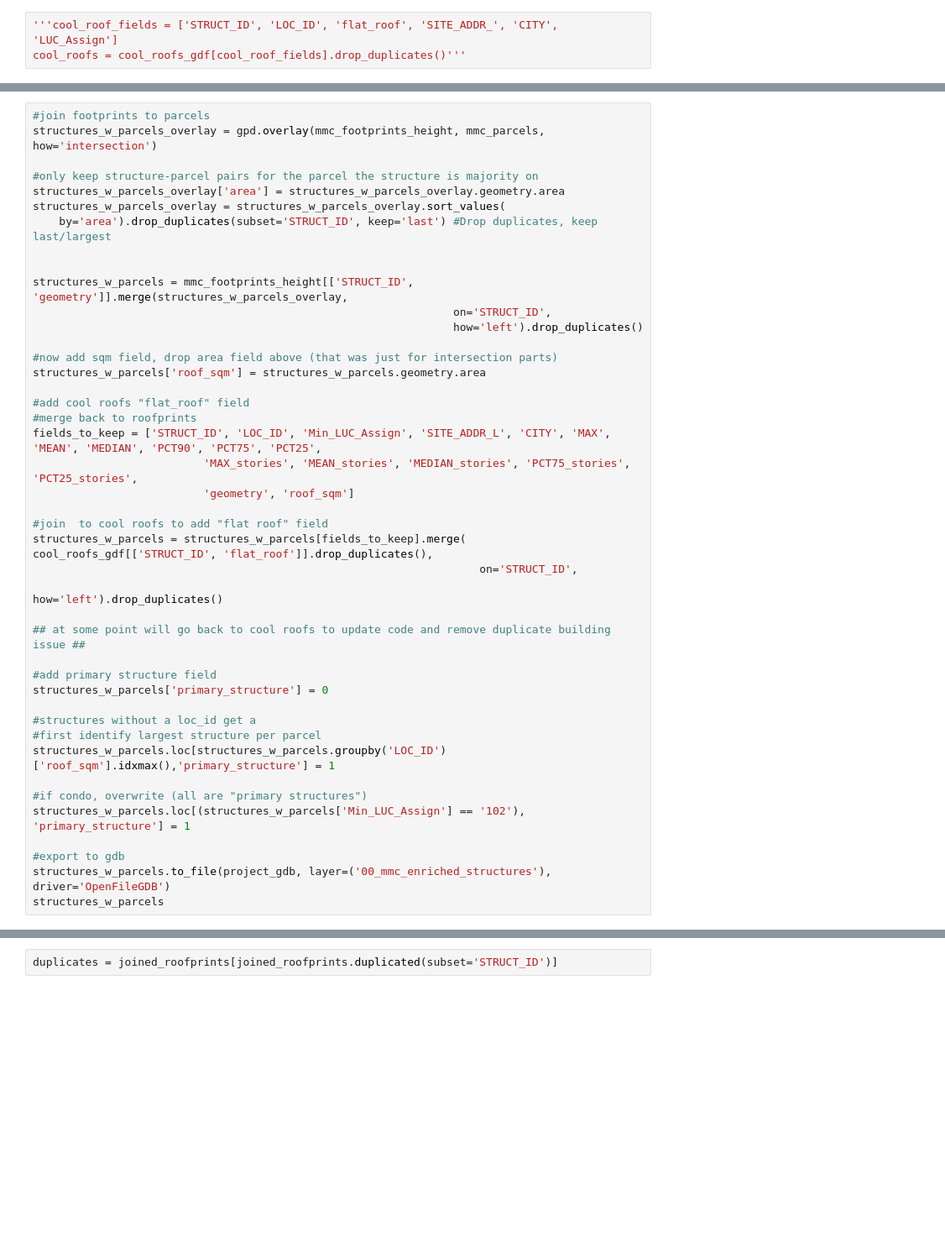
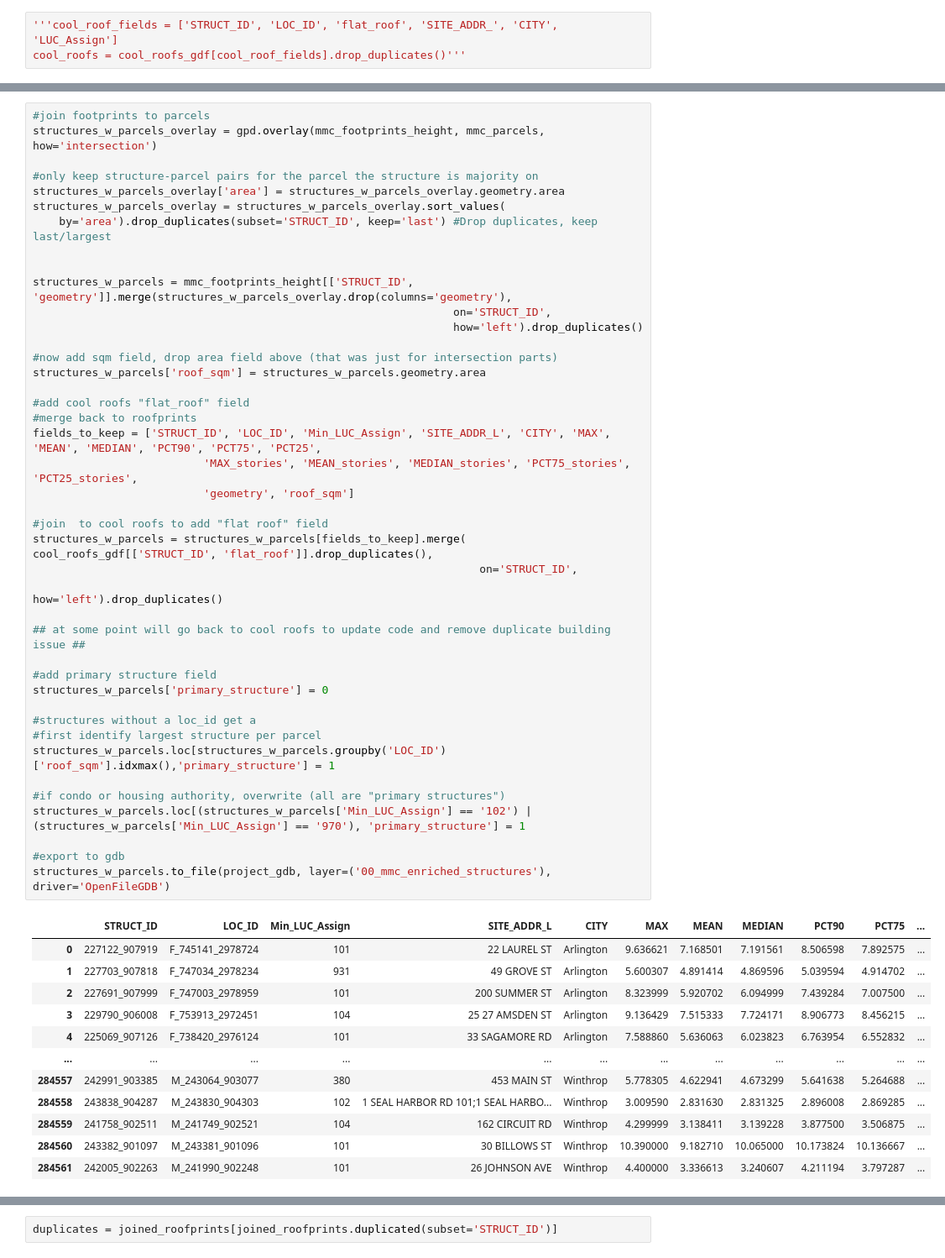
Before and after one commit to MAPC/rightsizing-zoning2025, a Jupyter notebook: notebooks/building_height_testing.ipynb, the cells around one changed output, grey strips where cells are left out. Shown: that part at 84% size. Cells and saved outputs as stored; diff of their text form; blank space fills up the shorter version.

Commit message:
added housing authorities to primary structures

```diff
--- a/notebooks/building_height_testing.ipynb
+++ b/notebooks/building_height_testing.ipynb
@@ -138,37 +126,48 @@ structures_w_parcels_overlay = structures_w_parcels_overlay.sort_values(
     by='area').drop_duplicates(subset='STRUCT_ID', keep='last') #Drop duplicates, keep last/largest
 
 
-structures_w_parcels = mmc_footprints_height[['STRUCT_ID', 'geometry']].merge(structures_w_parcels_overlay,
+structures_w_parcels = mmc_footprints_height[['STRUCT_ID', 'geometry']].merge(structures_w_parcels_overlay.drop(columns='geometry'),
                                                                 on='STRUCT_ID',
                                                                 how='left').drop_duplicates()
 
 #now add sqm field, drop area field above (that was just for intersection parts)
 structures_w_parcels['roof_sqm'] = structures_w_parcels.geometry.area
 
 #add cool roofs "flat_roof" field
 #merge back to roofprints
 fields_to_keep = ['STRUCT_ID', 'LOC_ID', 'Min_LUC_Assign', 'SITE_ADDR_L', 'CITY', 'MAX',  'MEAN', 'MEDIAN', 'PCT90', 'PCT75', 'PCT25',
                           'MAX_stories', 'MEAN_stories', 'MEDIAN_stories', 'PCT75_stories', 'PCT25_stories',
                           'geometry', 'roof_sqm']
 
 #join  to cool roofs to add "flat roof" field
 structures_w_parcels = structures_w_parcels[fields_to_keep].merge( cool_roofs_gdf[['STRUCT_ID', 'flat_roof']].drop_duplicates(),
                                                                     on='STRUCT_ID',
                                                                     how='left').drop_duplicates()
 
 ## at some point will go back to cool roofs to update code and remove duplicate building issue ##
 
 #add primary structure field
 structures_w_parcels['primary_structure'] = 0
 
 #structures without a loc_id get a
 #first identify largest structure per parcel
 structures_w_parcels.loc[structures_w_parcels.groupby('LOC_ID')['roof_sqm'].idxmax(),'primary_structure'] = 1
 
-#if condo, overwrite (all are "primary structures")
-structures_w_parcels.loc[(structures_w_parcels['Min_LUC_Assign'] == '102'), 'primary_structure'] = 1
+#if condo or housing authority, overwrite (all are "primary structures")
+structures_w_parcels.loc[(structures_w_parcels['Min_LUC_Assign'] == '102') | (structures_w_parcels['Min_LUC_Assign'] == '970'), 'primary_structure'] = 1
 
 #export to gdb
 structures_w_parcels.to_file(project_gdb, layer=('00_mmc_enriched_structures'), driver='OpenFileGDB')
-structures_w_parcels
 # %% [output]
+|  | STRUCT_ID | LOC_ID | Min_LUC_Assign | SITE_ADDR_L | CITY | MAX | MEAN | MEDIAN | PCT90 | PCT75 | ... |
+| 0 | 227122_907919 | F_745141_2978724 | 101 | 22 LAUREL ST | Arlington | 9.636621 | 7.168501 | 7.191561 | 8.506598 | 7.892575 | ... |
+| 1 | 227703_907818 | F_747034_2978234 | 931 | 49 GROVE ST | Arlington | 5.600307 | 4.891414 | 4.869596 | 5.039594 | 4.914702 | ... |
+| 2 | 227691_907999 | F_747003_2978959 | 101 | 200 SUMMER ST | Arlington | 8.323999 | 5.920702 | 6.094999 | 7.439284 | 7.007500 | ... |
+| 3 | 229790_906008 | F_753913_2972451 | 104 | 25 27 AMSDEN ST | Arlington | 9.136429 | 7.515333 | 7.724171 | 8.906773 | 8.456215 | ... |
+| 4 | 225069_907126 | F_738420_2976124 | 101 | 33 SAGAMORE RD | Arlington | 7.588860 | 5.636063 | 6.023823 | 6.763954 | 6.552832 | ... |
+| ... | ... | ... | ... | ... | ... | ... | ... | ... | ... | ... | ... |
+| 284557 | 242991_903385 | M_243064_903077 | 380 | 453 MAIN ST | Winthrop | 5.778305 | 4.622941 | 4.673299 | 5.641638 | 5.264688 | ... |
+| 284558 | 243838_904287 | M_243830_904303 | 102 | 1 SEAL HARBOR RD 101;1 SEAL HARBO... | Winthrop | 3.009590 | 2.831630 | 2.831325 | 2.896008 | 2.869285 | ... |
+| 284559 | 241758_902511 | M_241749_902521 | 104 | 162 CIRCUIT RD | Winthrop | 4.299999 | 3.138411 | 3.139228 | 3.877500 | 3.506875 | ... |
+| 284560 | 243382_901097 | M_243381_901096 | 101 | 30 BILLOWS ST | Winthrop | 10.390000 | 9.182710 | 10.065000 | 10.173824 | 10.136667 | ... |
+| 284561 | 242005_902263 | M_241990_902248 | 101 | 26 JOHNSON AVE | Winthrop | 4.400000 | 3.336613 | 3.240607 | 4.211194 | 3.797287 | ... |
```
Also changed, not shown: parts of 2 cells of this notebook.
